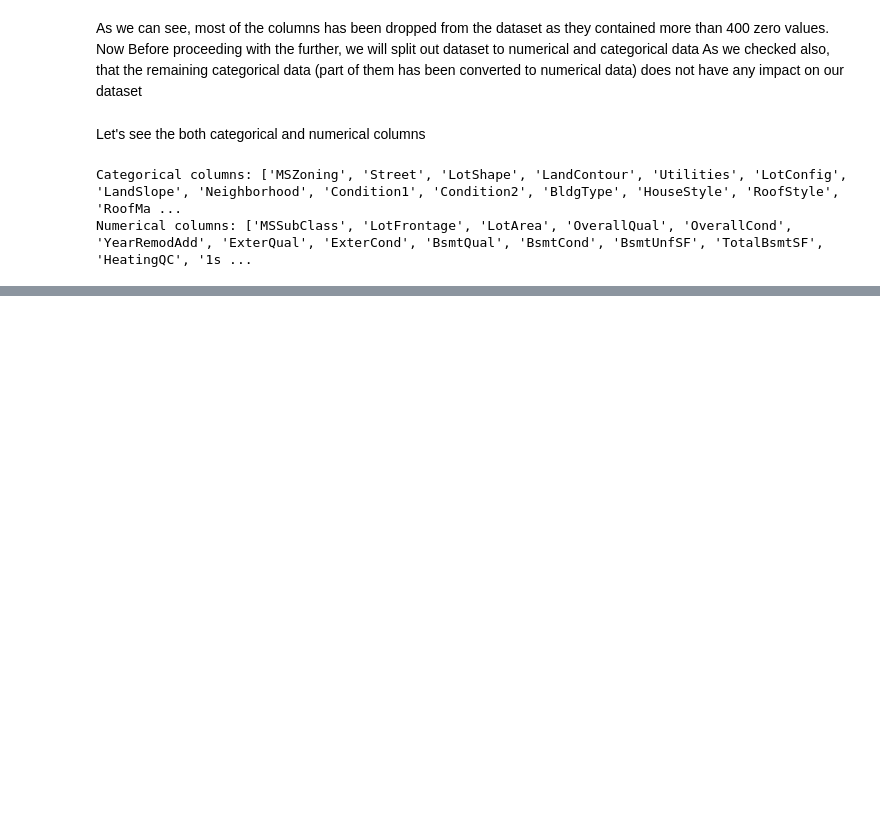
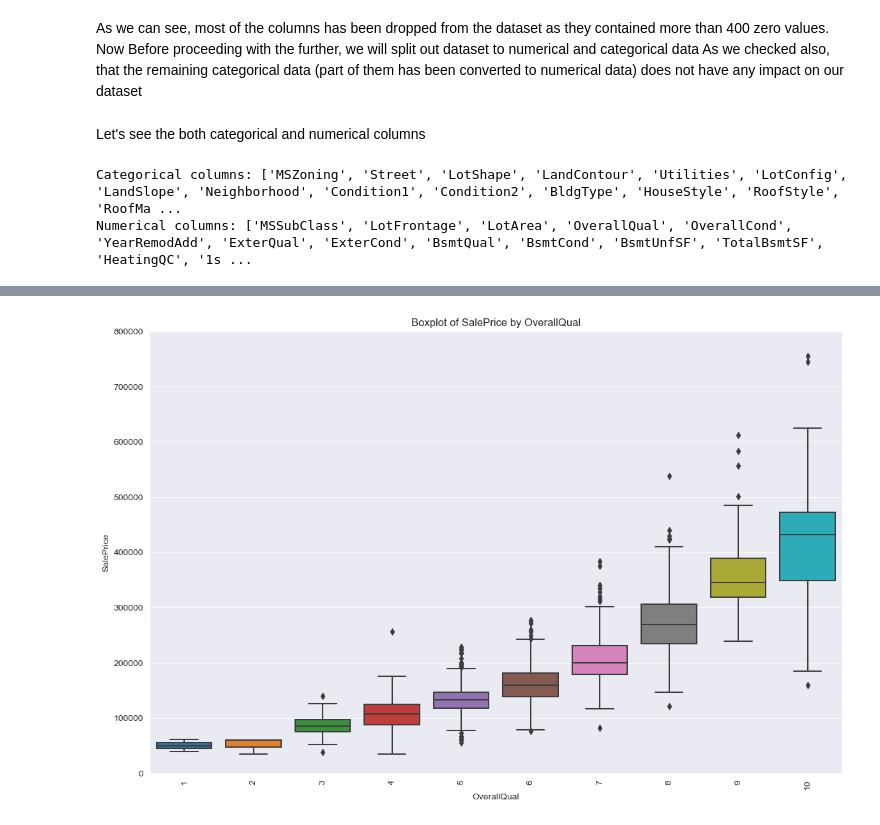
Before and after one commit to BorHan-U/Real-Estate-Price-Analysis-In-Germany-A-Software-Engineering-CourseWork-Project, a Jupyter notebook: bin/house-price-analysis.ipynb, the cells around one changed output, grey strips where cells are left out. Saved outputs shown, nothing was run; the diff lists cells and outputs as text; code cells hidden in the pictures; blank space fills up the shorter version.

```diff
--- a/bin/house-price-analysis.ipynb
+++ b/bin/house-price-analysis.ipynb
@@ -203,0 +333,16 @@ Numerical columns: ['MSSubClass', 'LotFrontage', 'LotArea', 'OverallQual', 'Over
+# %%
+def plot_boxplot(df, x_column, y_column):
+    data = df[[x_column, y_column]]
+    fig, ax = plt.subplots(figsize=(14, 9))
+    sns.boxplot(x=x_column, y=y_column, data=data, ax=ax)
+    ax.set_ylim(0, 800000)
+    plt.xticks(rotation=90)
+    plt.title(f'Boxplot of {y_column} by {x_column}')
+    plt.xlabel(x_column)
+    plt.ylabel(y_column)
+    plt.show()
+
+
+plot_boxplot(numerical_data,'OverallQual', 'SalePrice')
+# %% [output]
+[figure, added]
```
Also changed, not shown: parts of 15 cells of this notebook.
